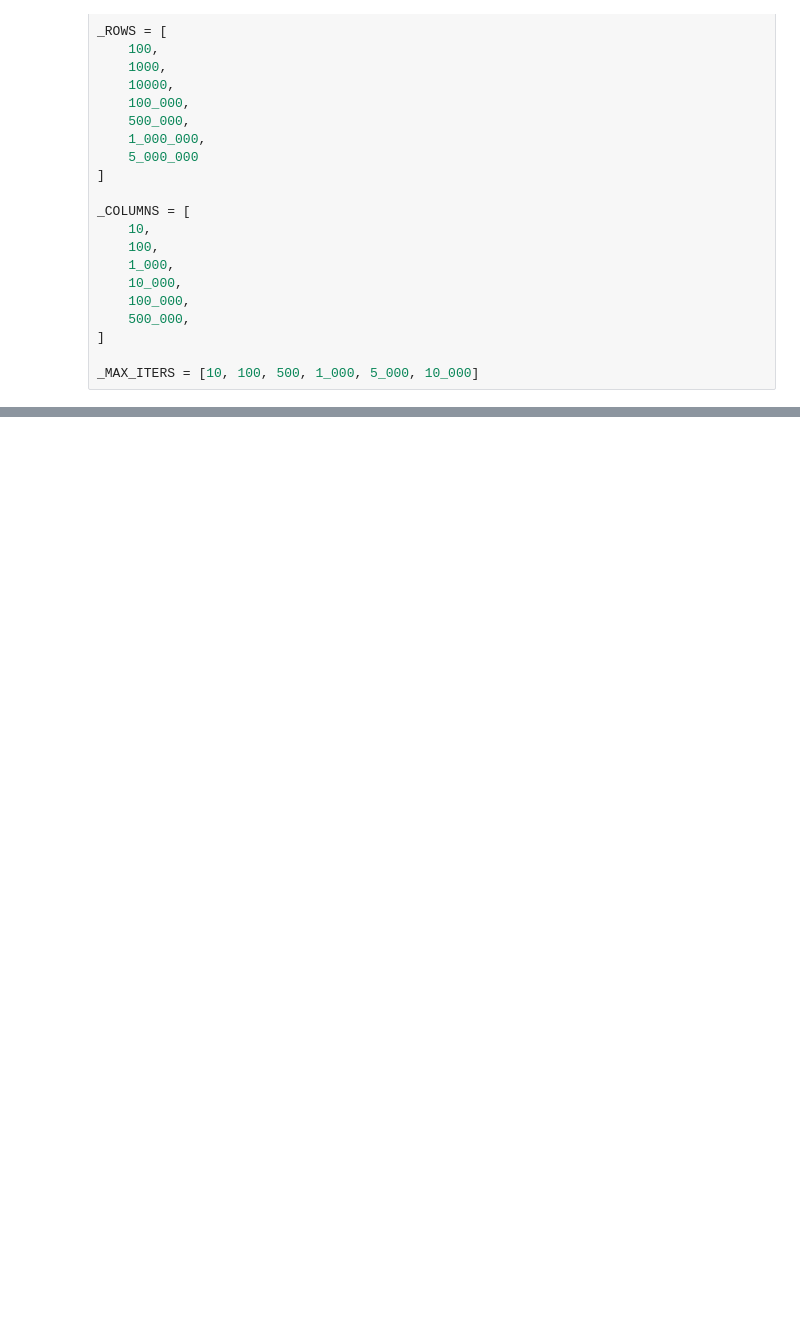
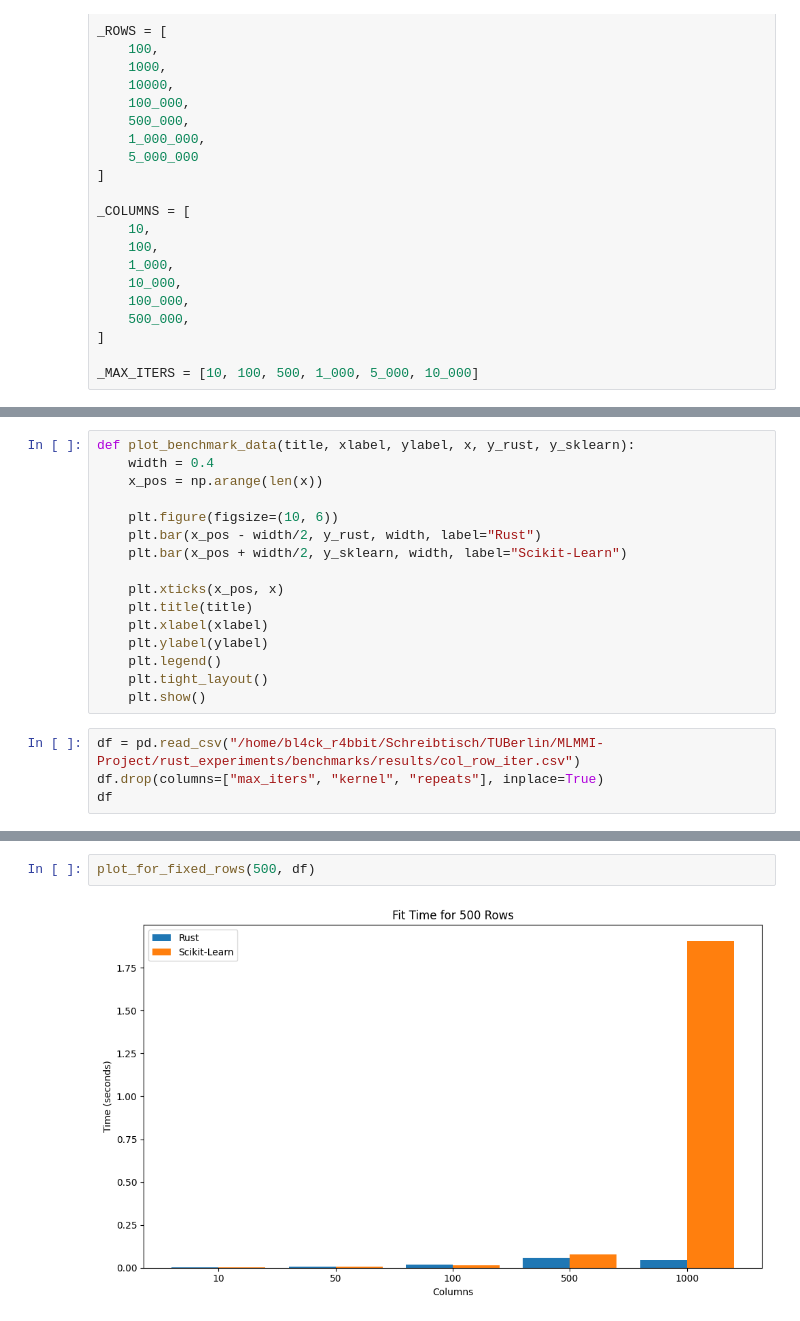
Before and after one commit to davidmichelsTUB/rust_experiments, a Jupyter notebook: benchmarks/bench_vs_sklearn.ipynb, the cells around one changed output, grey strips where cells are left out. Drawn from its saved outputs; the diff is of its cells as text; blank space fills up the shorter version.

Commit message:
First Benchmarks on binary

```diff
--- a/benchmarks/bench_vs_sklearn.ipynb
+++ b/benchmarks/bench_vs_sklearn.ipynb
@@ -45,0 +52,20 @@ _MAX_ITERS = [10, 100, 500, 1_000, 5_000, 10_000]
+# %%
+def plot_benchmark_data(title, xlabel, ylabel, x, y_rust, y_sklearn):
+    width = 0.4
+    x_pos = np.arange(len(x))
+
+    plt.figure(figsize=(10, 6))
+    plt.bar(x_pos - width/2, y_rust, width, label="Rust")
+    plt.bar(x_pos + width/2, y_sklearn, width, label="Scikit-Learn")
+
+    plt.xticks(x_pos, x)
+    plt.title(title)
+    plt.xlabel(xlabel)
+    plt.ylabel(ylabel)
+    plt.legend()
+    plt.tight_layout()
+    plt.show()
+# %%
+df = pd.read_csv("/home/bl4ck_r4bbit/Schreibtisch/TUBerlin/MLMMI-Project/rust_experiments/benchmarks/results/col_row_iter.csv")
+df.drop(columns=["max_iters", "kernel", "repeats"], inplace=True)
+df
@@ -45,0 +163,4 @@ _MAX_ITERS = [10, 100, 500, 1_000, 5_000, 10_000]
+# %%
+plot_for_fixed_rows(500, df)
+# %% [output]
+[figure, added]
```
Also changed, not shown: parts of 4 cells of this notebook, 43 other files.
